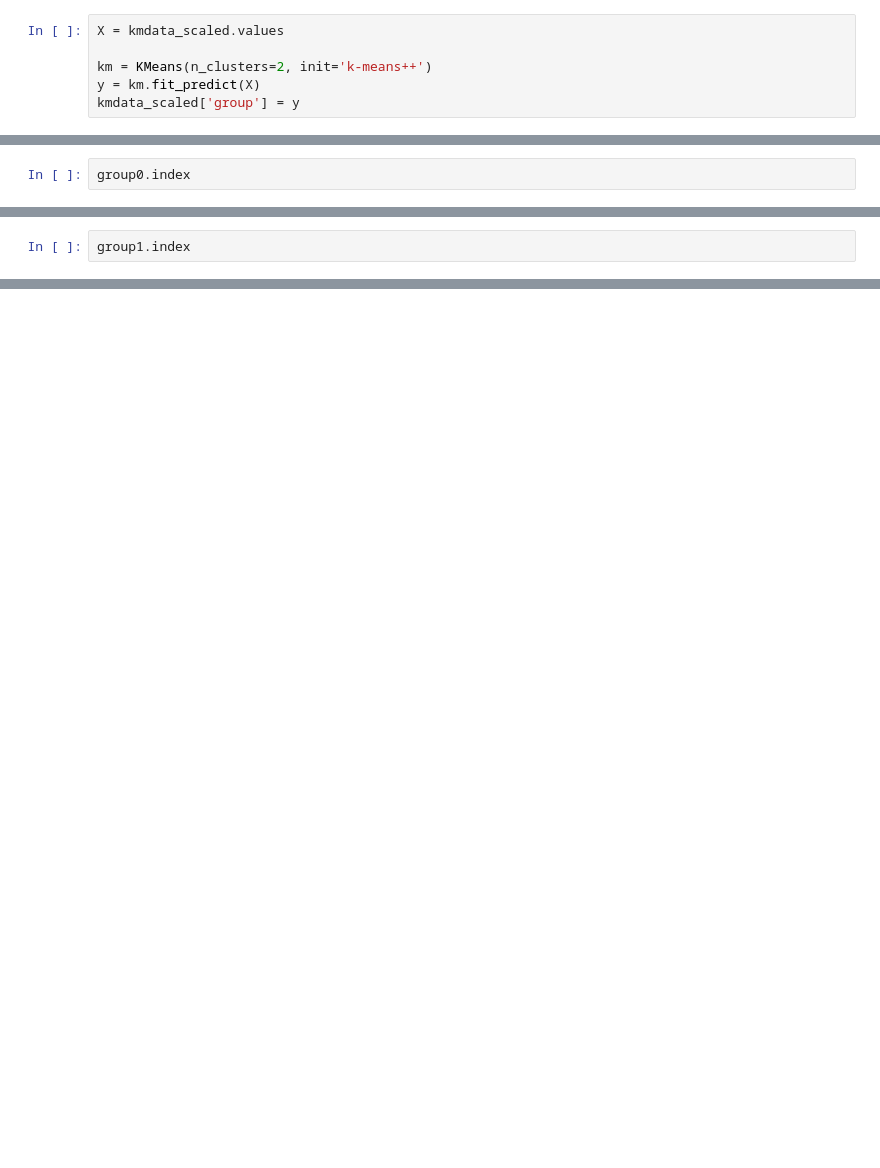
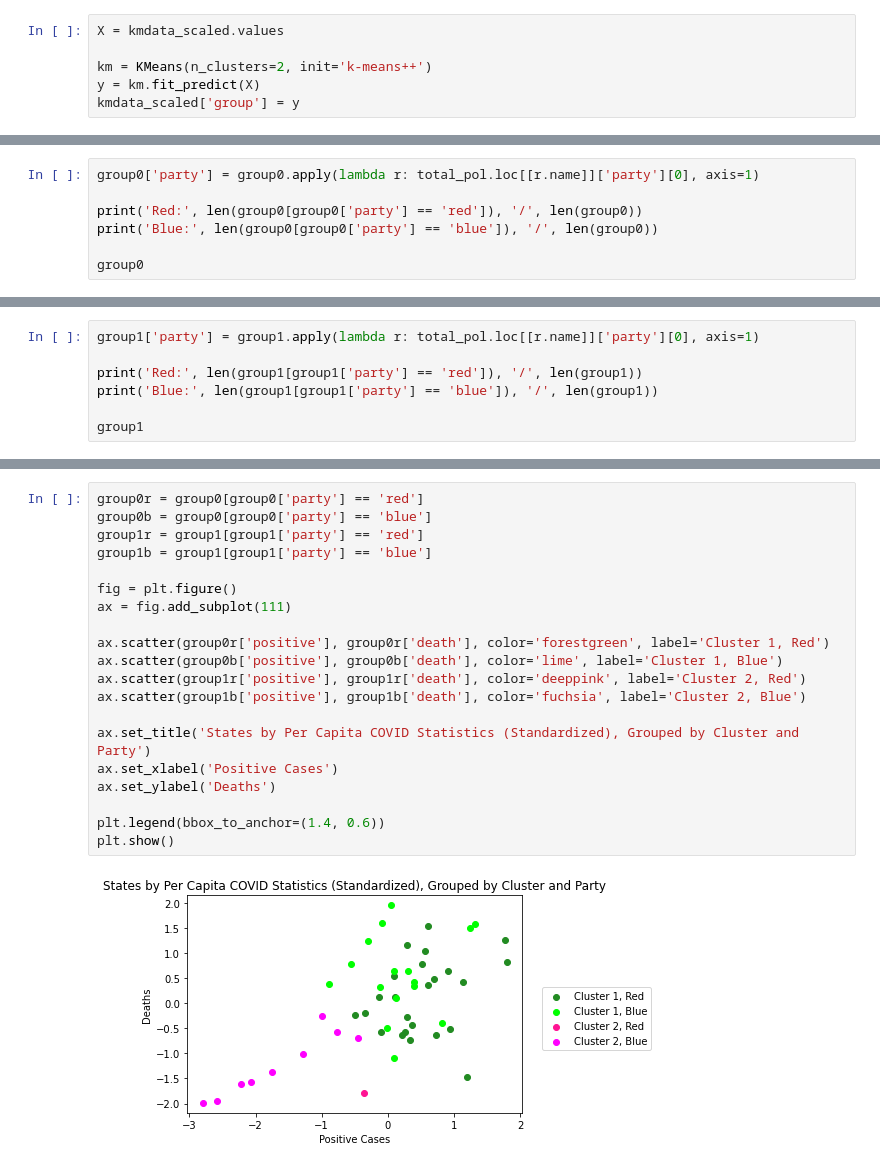
Before and after one commit to joyjwang/joyjwang.github.io, a Jupyter notebook: Final Project.ipynb, the cells around one changed output, grey strips where cells are left out. Saved outputs shown, nothing was run; the diff lists cells and outputs as text; blank space fills up the shorter version.

```diff
--- a/Final Project.ipynb
+++ b/Final Project.ipynb
@@ -665,3 +706,8 @@ plt.show()
 # %%
-group0.index
+group0['party'] = group0.apply(lambda r: total_pol.loc[[r.name]]['party'][0], axis=1)
+
+print('Red:', len(group0[group0['party'] == 'red']), '/', len(group0))
+print('Blue:', len(group0[group0['party'] == 'blue']), '/', len(group0))
+
+group0
 # %% [output]
@@ -673,3 +734,8 @@ Index(['AL', 'AR', 'AZ', 'CA', 'CT', 'DE', 'FL', 'GA', 'IA', 'ID', 'IL', 'IN',
 # %%
-group1.index
+group1['party'] = group1.apply(lambda r: total_pol.loc[[r.name]]['party'][0], axis=1)
+
+print('Red:', len(group1[group1['party'] == 'red']), '/', len(group1))
+print('Blue:', len(group1[group1['party'] == 'blue']), '/', len(group1))
+
+group1
 # %% [output]
@@ -680,0 +758,22 @@ states still don't match up with red/blue alignment (more thoughtful analysis)
+# %%
+group0r = group0[group0['party'] == 'red']
+group0b = group0[group0['party'] == 'blue']
+group1r = group1[group1['party'] == 'red']
+group1b = group1[group1['party'] == 'blue']
+
+fig = plt.figure()
+ax = fig.add_subplot(111)
+
+ax.scatter(group0r['positive'], group0r['death'], color='forestgreen', label='Cluster 1, Red')
+ax.scatter(group0b['positive'], group0b['death'], color='lime', label='Cluster 1, Blue')
+ax.scatter(group1r['positive'], group1r['death'], color='deeppink', label='Cluster 2, Red')
+ax.scatter(group1b['positive'], group1b['death'], color='fuchsia', label='Cluster 2, Blue')
+
+ax.set_title('States by Per Capita COVID Statistics (Standardized), Grouped by Cluster and Party')
+ax.set_xlabel('Positive Cases')
+ax.set_ylabel('Deaths')
+
+plt.legend(bbox_to_anchor=(1.4, 0.6))
+plt.show()
+# %% [output]
+[figure, added]
```
Also changed, not shown: parts of 25 cells of this notebook, 1 other file.
